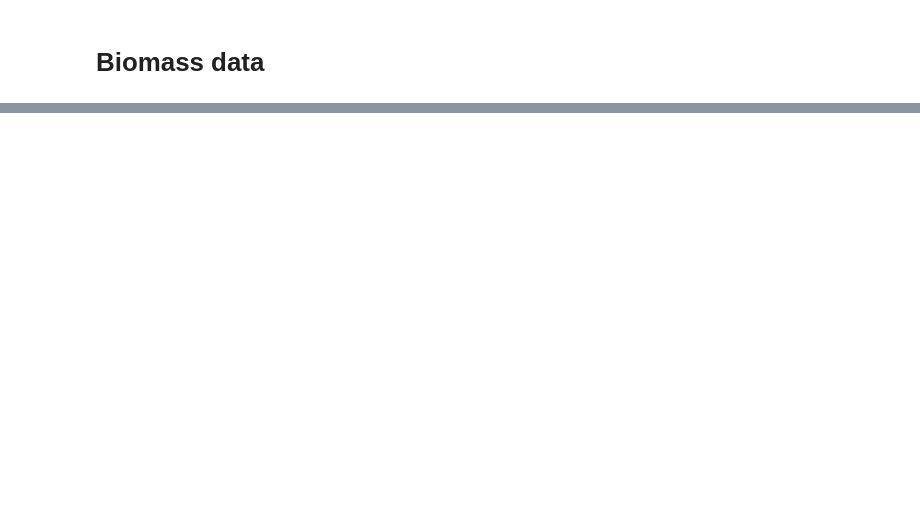
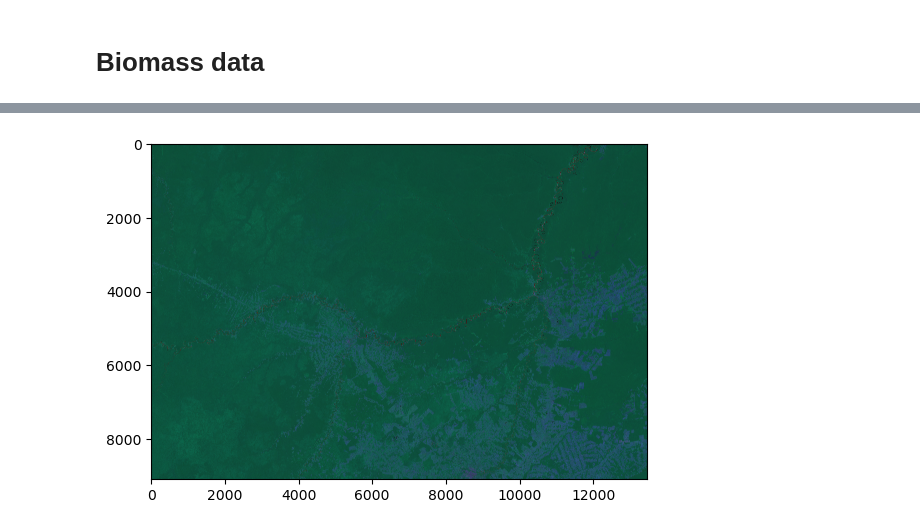
Before and after one commit to TimEngelmann/future-deforestation, a Jupyter notebook: notebooks/data_exploration.ipynb, the cells around one changed output, grey strips where cells are left out. Saved outputs shown, nothing was run; the diff lists cells and outputs as text; code cells hidden in the pictures; blank space fills up the shorter version.

```diff
--- a/notebooks/data_exploration.ipynb
+++ b/notebooks/data_exploration.ipynb
@@ -93,15 +159,12 @@ BoundingBox(left=-73.9919841647147, bottom=-11.145846887712963, right=-66.623553
 # %%
-lon_inc = abs(bio_data.bounds.left - bio_data.bounds.right) / bio_data.width
-lat_inc = abs(bio_data.bounds.top - bio_data.bounds.bottom) / bio_data.height
+lon_inc = abs(landsat_data.bounds.left - landsat_data.bounds.right) / landsat_data.width
+lat_inc = abs(landsat_data.bounds.top - landsat_data.bounds.bottom) / landsat_data.height
 
 bbox = df.geometry.total_bounds
-lon_off_min = int((bbox[0] - bio_data.bounds.left) / lon_inc)
-lat_off_min = int((bio_data.bounds.top - bbox[3]) / lat_inc)
-lon_off_max = int((bbox[2] - bio_data.bounds.left) / lon_inc)
-lat_off_max = int((bio_data.bounds.top - bbox[1]) / lat_inc)
+lon_off_min = int((bbox[0] - landsat_data.bounds.left) / lon_inc)
+lat_off_min = int((landsat_data.bounds.top - bbox[3]) / lat_inc)
+lon_off_max = int((bbox[2] - landsat_data.bounds.left) / lon_inc)
+lat_off_max = int((landsat_data.bounds.top - bbox[1]) / lat_inc)
 lon_window = lon_off_max - lon_off_min
 lat_window = lat_off_max - lat_off_min
 bbox_window = Window(lon_off_min, lat_off_min, lon_window, lat_window)
-# bio_acre = bio_data.read(1, window=bbox_window)
-
-bio_acre = bio_data.read(1)
@@ -134,0 +175,3 @@ plt.show()
+# %%
+landsat_acre = landsat_data.read(window=bbox_window)
+landsat_acre = np.moveaxis(landsat_acre, 0, -1)
@@ -134,0 +182,5 @@ plt.show()
+# %%
+plt.imshow(landsat_acre[:,:,0:3])
+plt.show()
+# %% [output]
+[figure, added]
```
Also changed, not shown: parts of 32 cells of this notebook.
